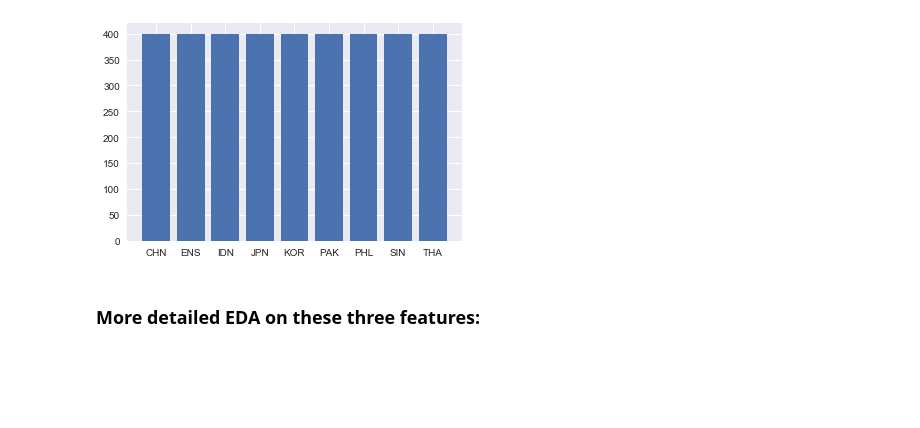
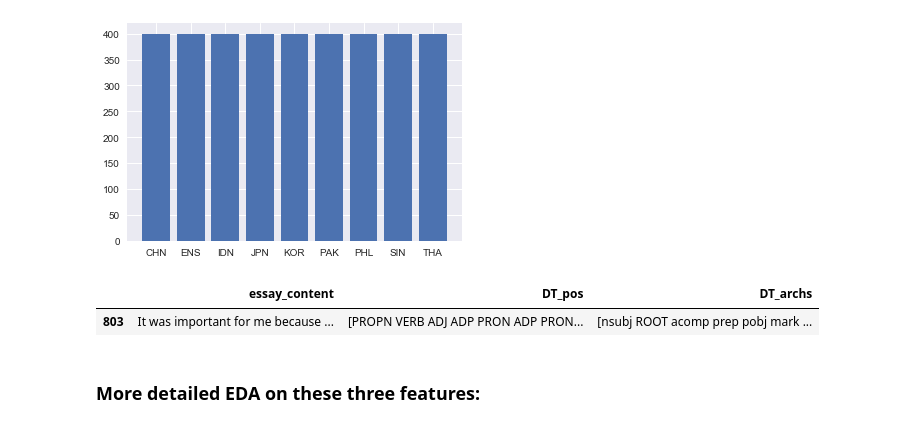
Before and after one commit to fzr72725/NLI, a Jupyter notebook: final_dataframe.ipynb, the cells around one changed output. Drawn from its saved outputs; the diff is of its cells as text; code cells hidden in the pictures; blank space fills up the shorter version.

```diff
--- a/final_dataframe.ipynb
+++ b/final_dataframe.ipynb
@@ -113,6 +113,13 @@ plt.xticks(range(len(countries)), countries)
 fig.show()
 # %% [output]
 [figure]
+# %%
+pd.set_option('display.max_colwidth', -1)
+# %%
+df_0[df_0['label']=='ENS'][['essay_content','DT_pos','DT_archs']][3:4]
+# %% [output]
+|  | essay_content | DT_pos | DT_archs |
+| 803 | ﻿It was important for me because ... | [PROPN VERB ADJ ADP PRON ADP PRON... | [nsubj ROOT acomp prep pobj mark ... |
 # %% [markdown]
 ### More detailed EDA on these three features:
 # %% [markdown]
```
Also changed, not shown: 7 other files.
